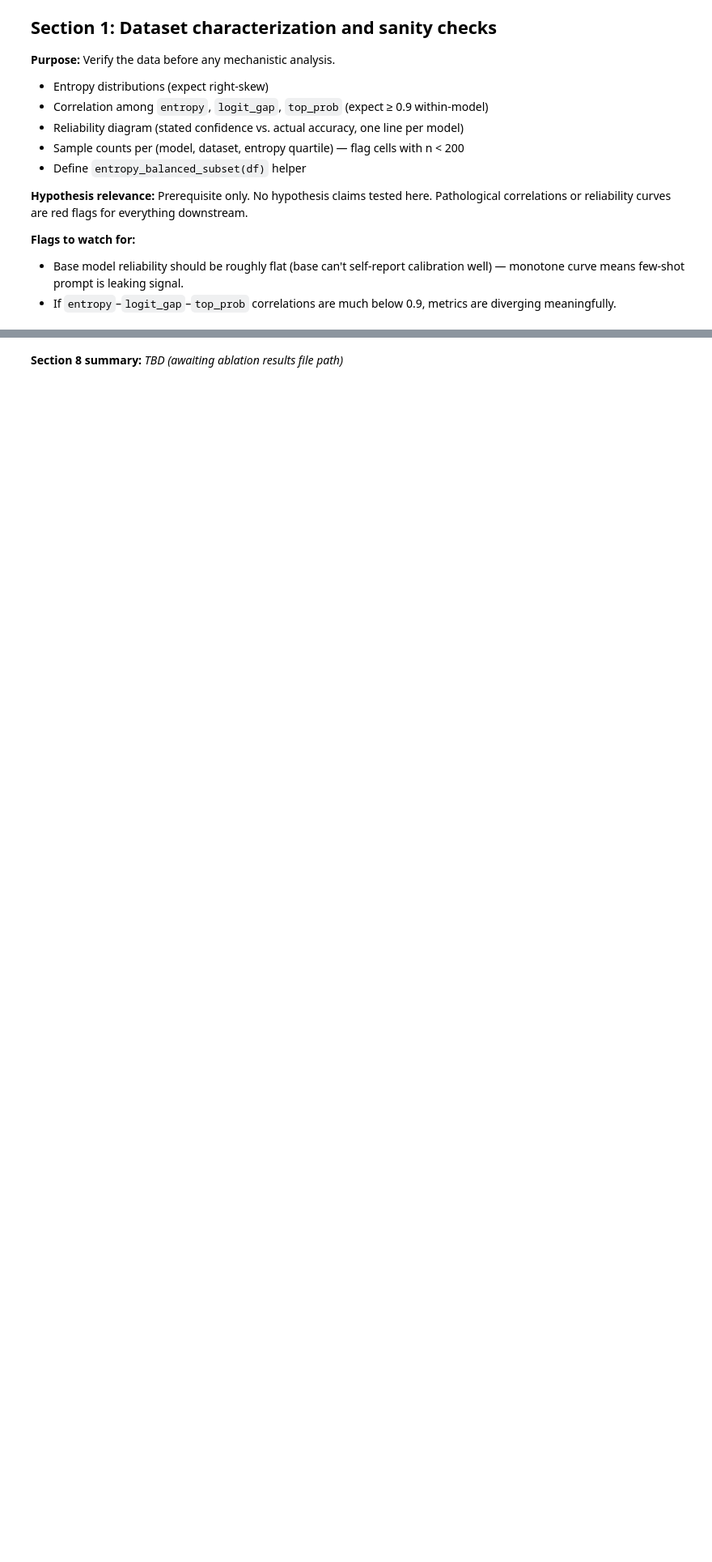
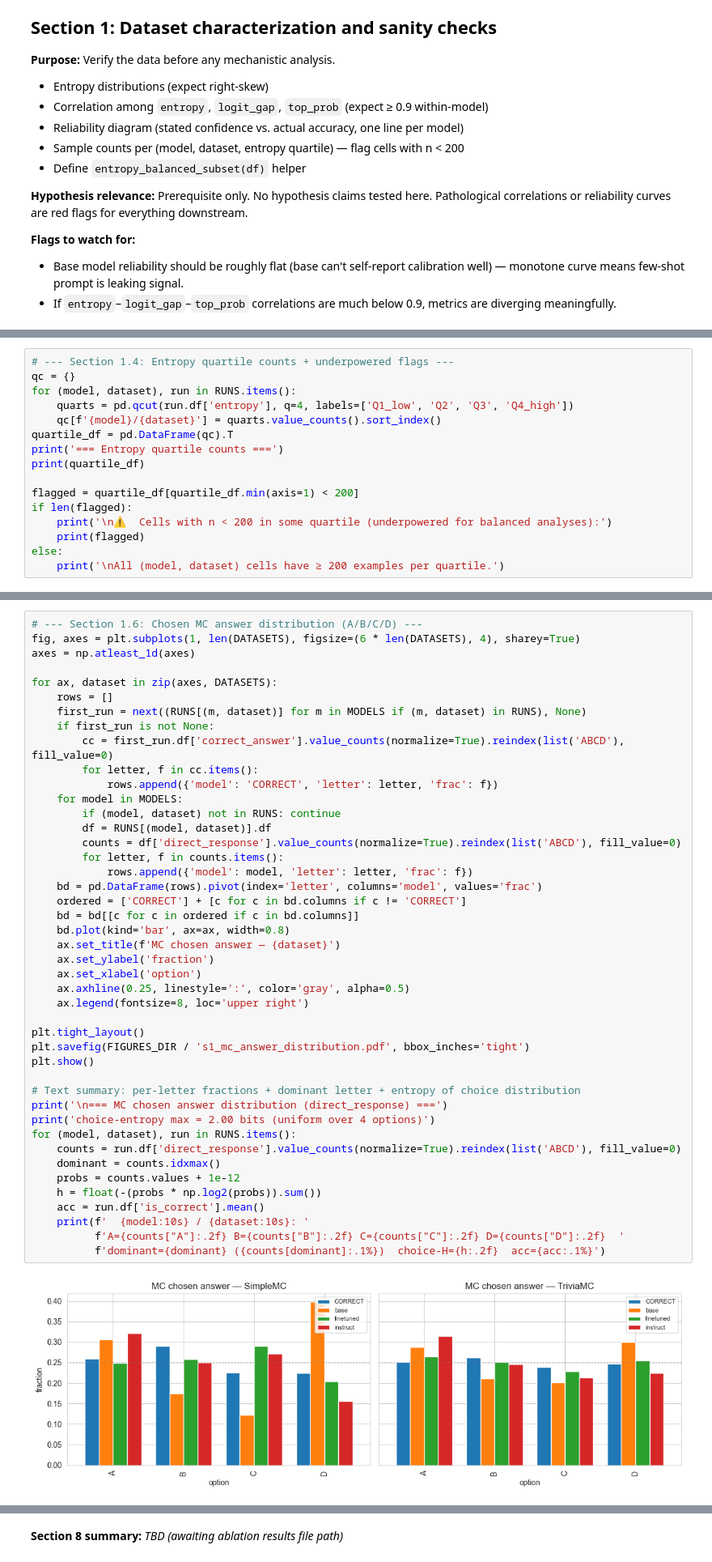
Before and after one commit to tristan-day-research/interpretability_for_llm_metacognition, a Jupyter notebook: analyze_activations.ipynb, the cells around one changed output, grey strips where cells are left out. Shown at 81% size. Saved outputs shown, nothing was run; the diff lists cells and outputs as text; blank space fills up the shorter version.

```diff
--- a/analyze_activations.ipynb
+++ b/analyze_activations.ipynb
@@ -269,0 +406,16 @@ def entropy_balanced_subset(df: pd.DataFrame, entropy_col: str = 'entropy', seed
+# %%
+# --- Section 1.4: Entropy quartile counts + underpowered flags ---
+qc = {}
+for (model, dataset), run in RUNS.items():
+    quarts = pd.qcut(run.df['entropy'], q=4, labels=['Q1_low', 'Q2', 'Q3', 'Q4_high'])
+    qc[f'{model}/{dataset}'] = quarts.value_counts().sort_index()
+quartile_df = pd.DataFrame(qc).T
+print('=== Entropy quartile counts ===')
+print(quartile_df)
+
+flagged = quartile_df[quartile_df.min(axis=1) < 200]
+if len(flagged):
+    print('\n⚠️  Cells with n < 200 in some quartile (underpowered for balanced analyses):')
+    print(flagged)
+else:
+    print('\nAll (model, dataset) cells have ≥ 200 examples per quartile.')
@@ -269,0 +471,46 @@ def entropy_balanced_subset(df: pd.DataFrame, entropy_col: str = 'entropy', seed
+# %%
+# --- Section 1.6: Chosen MC answer distribution (A/B/C/D) ---
+fig, axes = plt.subplots(1, len(DATASETS), figsize=(6 * len(DATASETS), 4), sharey=True)
+axes = np.atleast_1d(axes)
+
+for ax, dataset in zip(axes, DATASETS):
+    rows = []
+    first_run = next((RUNS[(m, dataset)] for m in MODELS if (m, dataset) in RUNS), None)
+    if first_run is not None:
+        cc = first_run.df['correct_answer'].value_counts(normalize=True).reindex(list('ABCD'), fill_value=0)
+        for letter, f in cc.items():
+            rows.append({'model': 'CORRECT', 'letter': letter, 'frac': f})
+    for model in MODELS:
+        if (model, dataset) not in RUNS: continue
+        df = RUNS[(model, dataset)].df
+        counts = df['direct_response'].value_counts(normalize=True).reindex(list('ABCD'), fill_value=0)
+        for letter, f in counts.items():
+            rows.append({'model': model, 'letter': letter, 'frac': f})
+    bd = pd.DataFrame(rows).pivot(index='letter', columns='model', values='frac')
+    ordered = ['CORRECT'] + [c for c in bd.columns if c != 'CORRECT']
+    bd = bd[[c for c in ordered if c in bd.columns]]
+    bd.plot(kind='bar', ax=ax, width=0.8)
+    ax.set_title(f'MC chosen answer — {dataset}')
+    ax.set_ylabel('fraction')
+    ax.set_xlabel('option')
+    ax.axhline(0.25, linestyle=':', color='gray', alpha=0.5)
+    ax.legend(fontsize=8, loc='upper right')
+
+plt.tight_layout()
+plt.savefig(FIGURES_DIR / 's1_mc_answer_distribution.pdf', bbox_inches='tight')
+plt.show()
+
+# Text summary: per-letter fractions + dominant letter + entropy of choice distribution
+print('\n=== MC chosen answer distribution (direct_response) ===')
+print('choice-entropy max = 2.00 bits (uniform over 4 options)')
+for (model, dataset), run in RUNS.items():
+    counts = run.df['direct_response'].value_counts(normalize=True).reindex(list('ABCD'), fill_value=0)
+    dominant = counts.idxmax()
+    probs = counts.values + 1e-12
+    h = float(-(probs * np.log2(probs)).sum())
+    acc = run.df['is_correct'].mean()
+    print(f'  {model:10s} / {dataset:10s}: '
+          f'A={counts["A"]:.2f} B={counts["B"]:.2f} C={counts["C"]:.2f} D={counts["D"]:.2f}  '
+          f'dominant={dominant} ({counts[dominant]:.1%})  choice-H={h:.2f}  acc={acc:.1%}')
+# %% [output]
+[figure, added]
```
Also changed, not shown: parts of 48 cells of this notebook, 39 other files.
